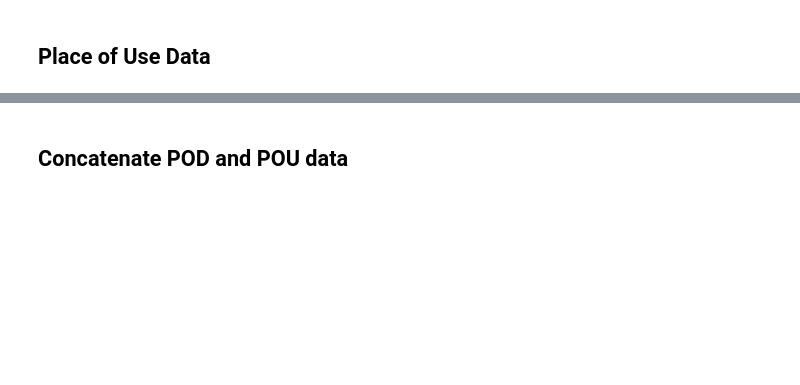
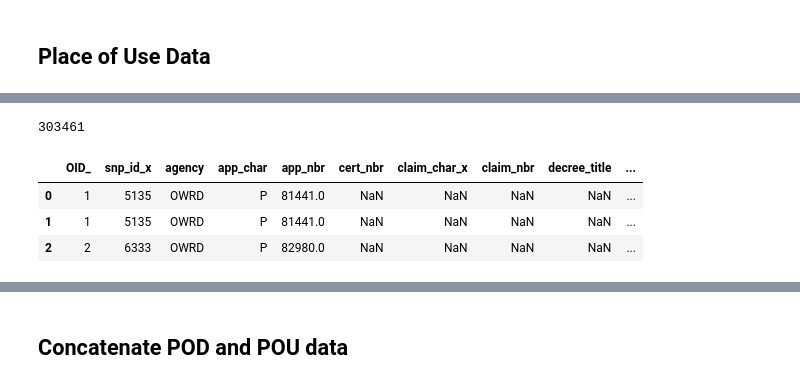
Before and after one commit to WSWCWaterDataExchange/MappingStatesDataToWaDE2.0, a Jupyter notebook: Oregon/WaterAllocation/0_PreProcessOregonAllocationData.ipynb, the cells around one changed output, grey strips where cells are left out. Saved outputs shown, nothing was run; the diff lists cells and outputs as text; code cells hidden in the pictures; blank space fills up the shorter version.

```diff
--- a/Oregon/WaterAllocation/0_PreProcessOregonAllocationData.ipynb
+++ b/Oregon/WaterAllocation/0_PreProcessOregonAllocationData.ipynb
@@ -381,17 +308,14 @@ df['in_AllocationOwner'] = df.apply(lambda row: assignownerNameORCompany(row['na
-# %%
-#Fixing Beneficial Uses PRIMARY_PURPOSE
-
-def fixBenUse(val):
-    val = str(val).strip()
-    if val == "IRRIGATION, LIVESTOCK AND DOMESTIC":
-        outString = "IRRIGATION, LIVESTOCK, DOMESTIC"
-    elif val == "IRRIGATION AND LIVESTOCK":
-        outString = "IRRIGATION, LIVESTOCK"
-    elif val == "LIVESTOCK AND WILDLIFE":
-        outString = "LIVESTOCK, WILDLIFE"
-    else:
-        outString = val
-    return outString
-
-df['use_code_description'] = df.apply(lambda row: fixBenUse(row['use_code_description']), axis=1)
+# %%
+# POU data is missing key inputs, will combine with POD data to fill in missing gaps.
+df['snp_id'] = df['snp_id'].astype(str)  #for AllocationNativeID
+
+df = pd.merge(df, dfPOD, left_on='snp_id', right_on='in_AllocationNativeID', how='left')
+print(len(df))
+df.head(3)
+# %% [output]
+303461
+|  | OID_ | snp_id_x | agency | app_char | app_nbr | cert_nbr | claim_char_x | claim_nbr | decree_title | ... |
+| 0 | 1 | 5135 | OWRD | P | 81441.0 | NaN | NaN | NaN | NaN | ... |
+| 1 | 1 | 5135 | OWRD | P | 81441.0 | NaN | NaN | NaN | NaN | ... |
+| 2 | 2 | 6333 | OWRD | P | 82980.0 | NaN | NaN | NaN | NaN | ... |
 # %%
```
Also changed, not shown: parts of 13 cells of this notebook, 42 other files.
